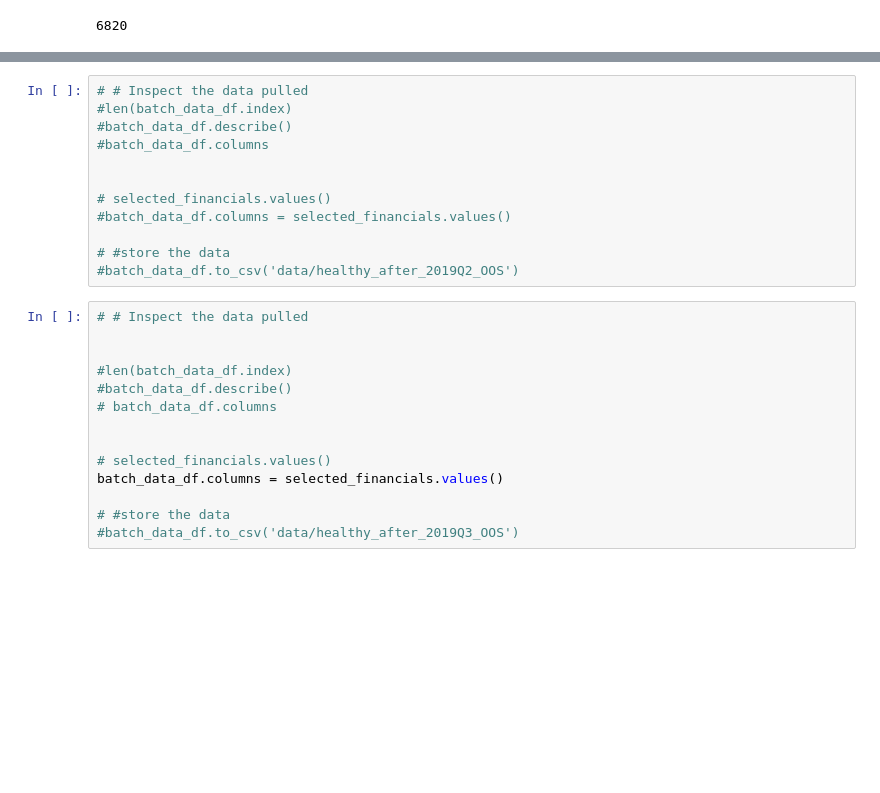
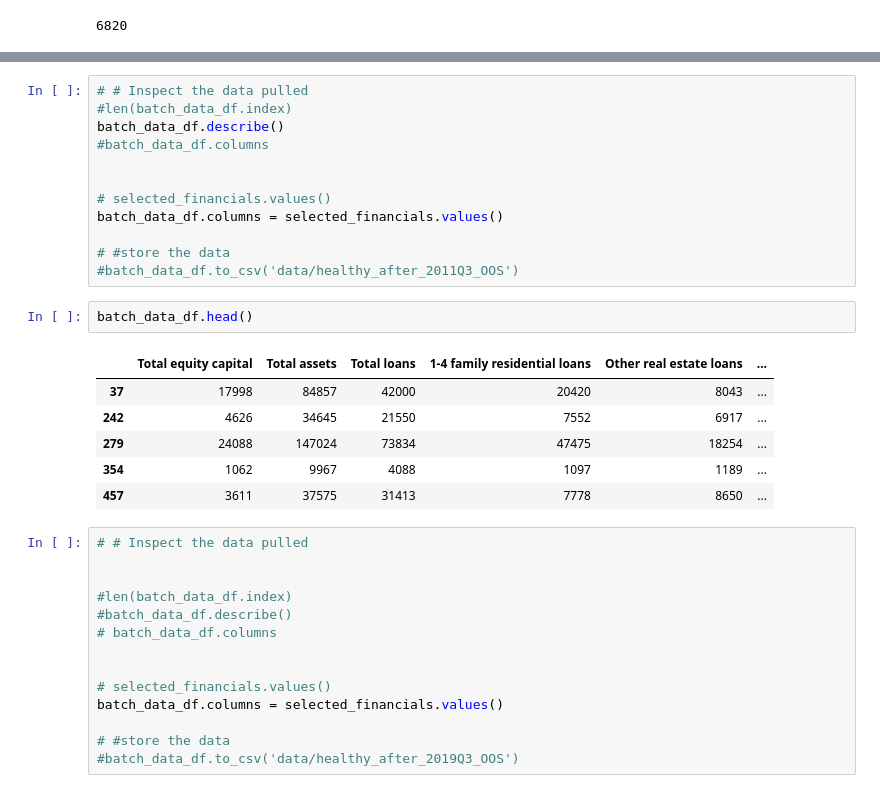
Before and after one commit to allaccountstaken/predicting_bank_distress, a Jupyter notebook: create_healthy_dataset.ipynb, the cells around one changed output, grey strips where cells are left out. Drawn from its saved outputs; the diff is of its cells as text; blank space fills up the shorter version.

```diff
--- a/create_healthy_dataset.ipynb
+++ b/create_healthy_dataset.ipynb
@@ -518,15 +518,24 @@ len(batch_data_df.index)
 # %%
 # # Inspect the data pulled
 #len(batch_data_df.index)
-#batch_data_df.describe()
+batch_data_df.describe()
 #batch_data_df.columns
 
 
 # selected_financials.values()
-#batch_data_df.columns = selected_financials.values()
+batch_data_df.columns = selected_financials.values()
 
 # #store the data
-#batch_data_df.to_csv('data/healthy_after_2019Q2_OOS')
+#batch_data_df.to_csv('data/healthy_after_2011Q3_OOS')
+# %%
+batch_data_df.head()
+# %% [output]
+|  | Total equity capital | Total assets | Total loans | 1-4 family residential loans | Other real estate loans | ... |
+| 37 | 17998 | 84857 | 42000 | 20420 | 8043 | ... |
+| 242 | 4626 | 34645 | 21550 | 7552 | 6917 | ... |
+| 279 | 24088 | 147024 | 73834 | 47475 | 18254 | ... |
+| 354 | 1062 | 9967 | 4088 | 1097 | 1189 | ... |
+| 457 | 3611 | 37575 | 31413 | 7778 | 8650 | ... |
 # %%
 # # Inspect the data pulled
 
```
Also changed, not shown: parts of 2 cells of this notebook, 1 other file.
